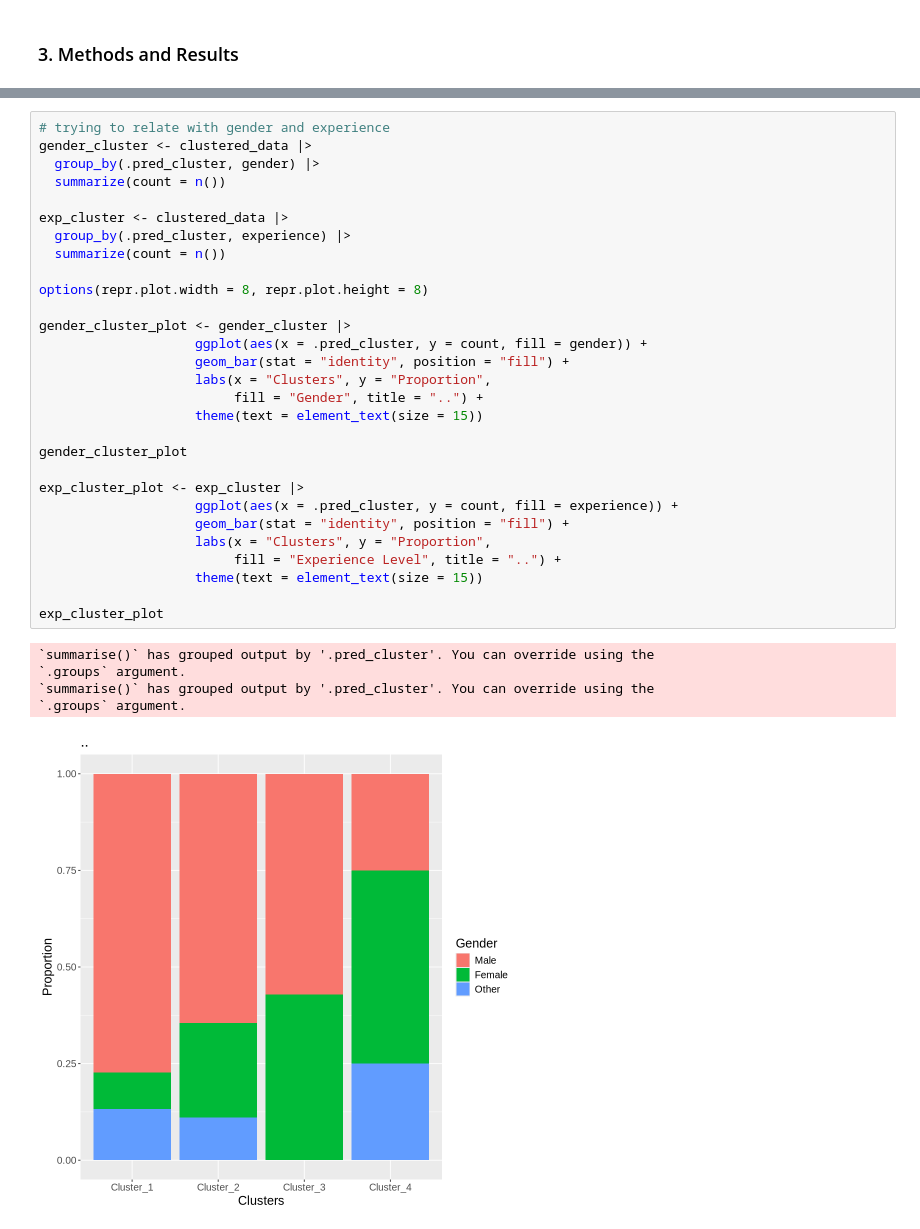
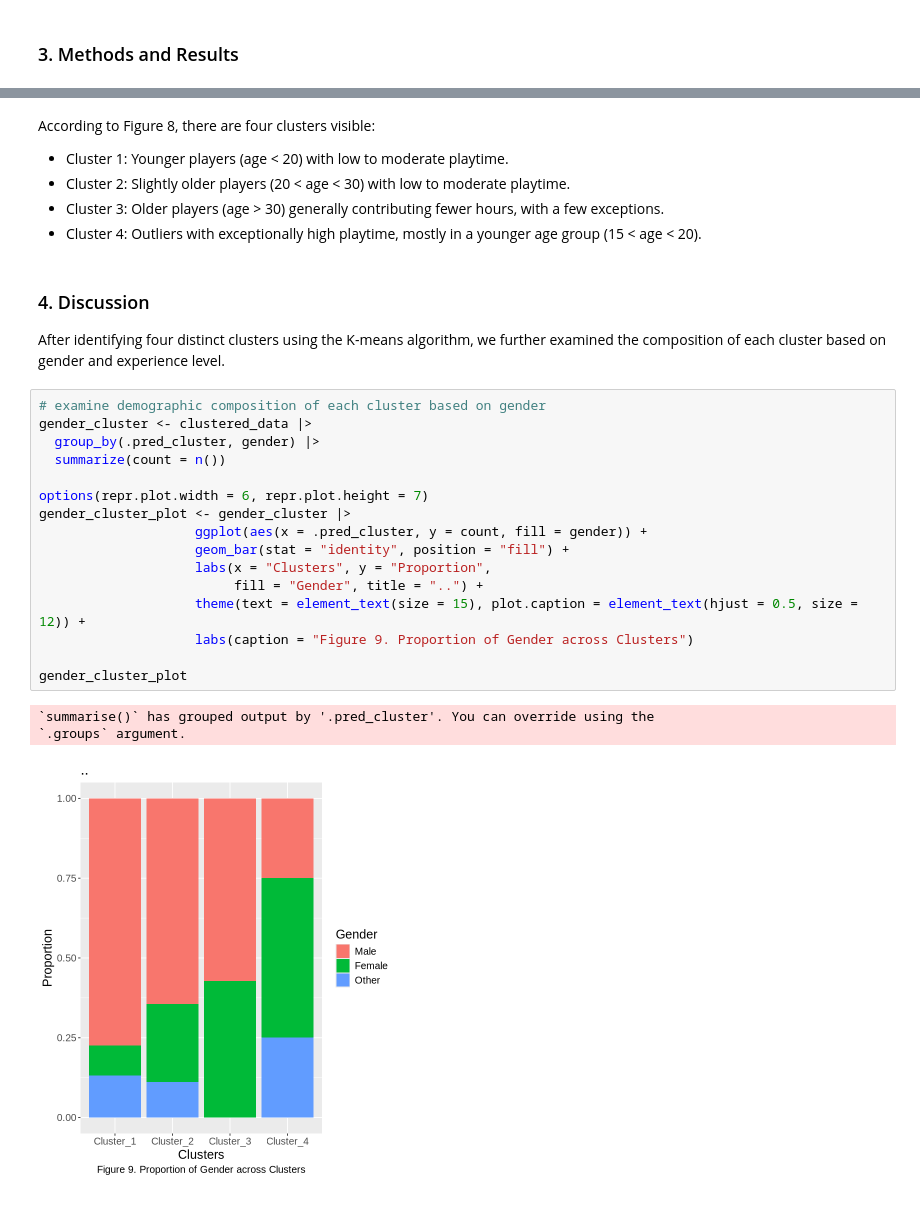
Before and after one commit to shimkelly/dsci-100-2025S1-project, a Jupyter notebook: dsci100-project.ipynb, the cells around one changed output, grey strips where cells are left out. Saved outputs shown, nothing was run; the diff lists cells and outputs as text.

```diff
--- a/dsci100-project.ipynb
+++ b/dsci100-project.ipynb
@@ -468,35 +427,30 @@ clustered_plot
+# %% [markdown]
+According to Figure 8, there are four clusters visible:
+- Cluster 1: Younger players (age < 20) with low to moderate playtime.
+- Cluster 2: Slightly older players (20 < age < 30) with low to moderate playtime.
+- Cluster 3: Older players (age > 30) generally contributing fewer hours, with a few exceptions.
+- Cluster 4: Outliers with exceptionally high playtime, mostly in a younger age group (15 < age < 20).
+# %% [markdown]
+### 4. Discussion
+
+After identifying four distinct clusters using the K-means algorithm, we further examined the composition of each cluster based on gender and experience level.
 # %%
-# trying to relate with gender and experience
+# examine demographic composition of each cluster based on gender
 gender_cluster <- clustered_data |>
   group_by(.pred_cluster, gender) |>
   summarize(count = n())
 
-exp_cluster <- clustered_data |>
-  group_by(.pred_cluster, experience) |>
-  summarize(count = n())
-
-options(repr.plot.width = 8, repr.plot.height = 8)
-
+options(repr.plot.width = 6, repr.plot.height = 7)
 gender_cluster_plot <- gender_cluster |>
                     ggplot(aes(x = .pred_cluster, y = count, fill = gender)) +
                     geom_bar(stat = "identity", position = "fill") +
                     labs(x = "Clusters", y = "Proportion",
                          fill = "Gender", title = "..") +
-                    theme(text = element_text(size = 15))
+                    theme(text = element_text(size = 15), plot.caption = element_text(hjust = 0.5, size = 12)) +
+                    labs(caption = "Figure 9. Proportion of Gender across Clusters")
 
 gender_cluster_plot
-
-exp_cluster_plot <- exp_cluster |>
-                    ggplot(aes(x = .pred_cluster, y = count, fill = experience)) +
-                    geom_bar(stat = "identity", position = "fill") +
-                    labs(x = "Clusters", y = "Proportion",
-                         fill = "Experience Level", title = "..") +
-                    theme(text = element_text(size = 15))
-
-exp_cluster_plot
 # %% [output]
 `summarise()` has grouped output by '.pred_cluster'. You can override using the
 `.groups` argument.
-`summarise()` has grouped output by '.pred_cluster'. You can override using the
-`.groups` argument.
-[figure, old version]
+[figure, new version]
```
Also changed, not shown: parts of 49 cells of this notebook.
